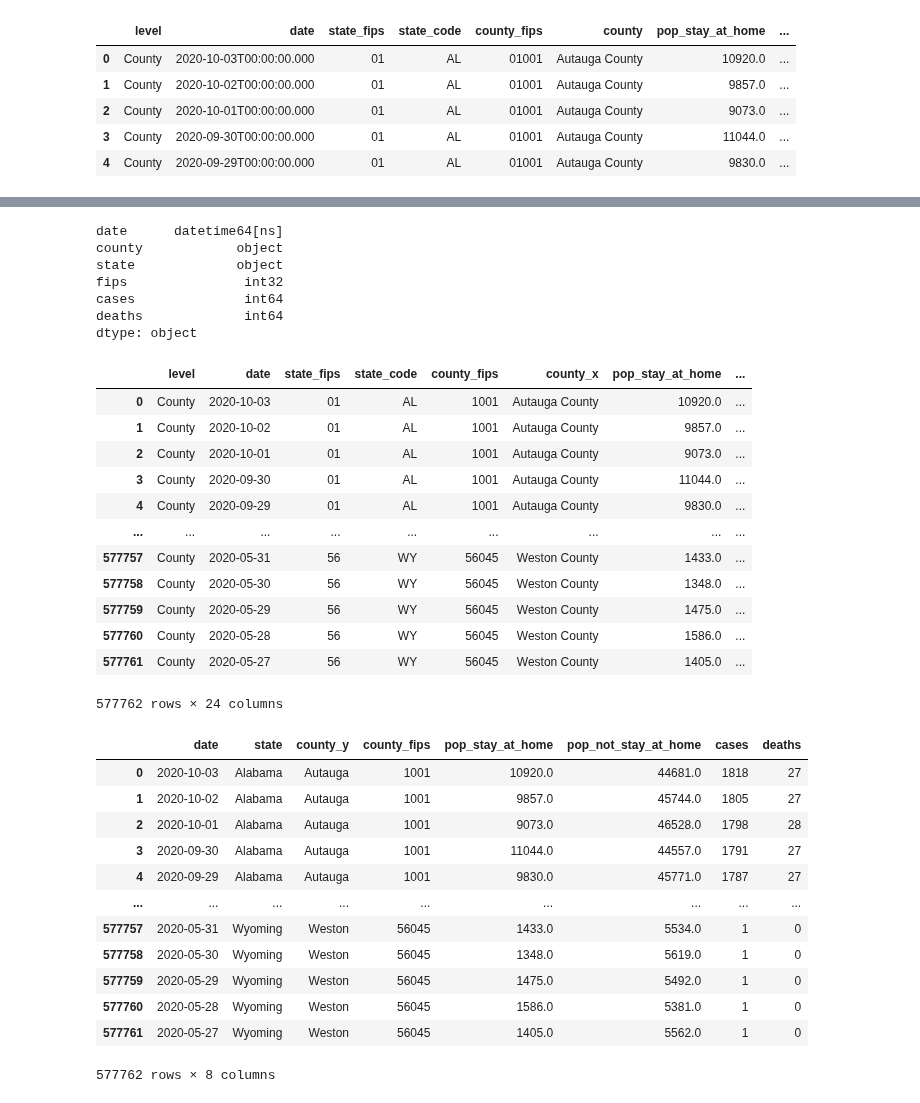
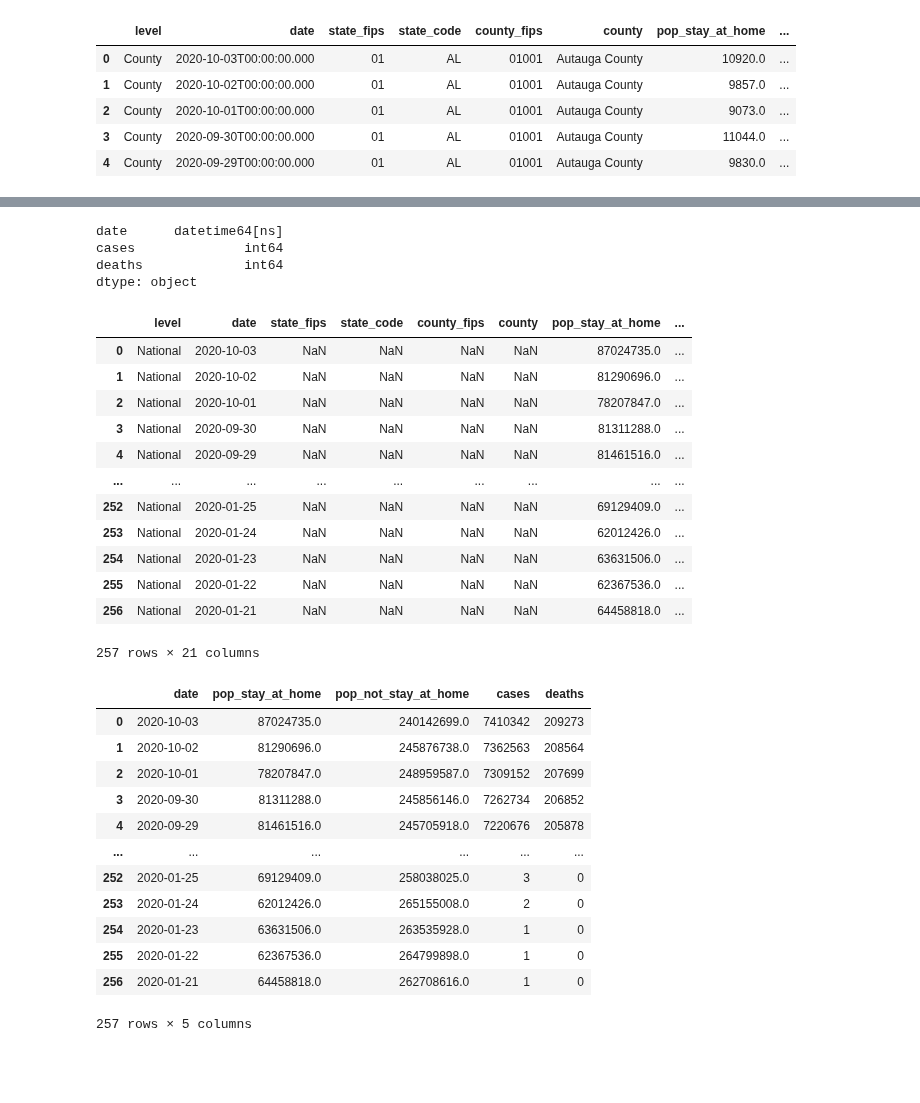
Before and after one commit to ushaakumaar/COVID19_Impacts_On_Business_And_Workforce_Trends, a Jupyter notebook: Mobility.ipynb, the cells around one changed output, grey strips where cells are left out. Saved outputs shown, nothing was run; the diff lists cells and outputs as text; code cells hidden in the pictures; blank space fills up the shorter version.

```diff
--- a/Mobility.ipynb
+++ b/Mobility.ipynb
@@ -75,8 +76,8 @@ mobility_df
 # %%
-# Set the county-level covid data file path
-covid_data_url = os.path.join("Resources", "us-counties.csv")
+# Set the national-level covid data file path
+covid_data_url = "https://raw.githubusercontent.com/nytimes/covid-19-data/master/us.csv"
 
-# Read the county-level covid data from csv file into DataFrame
+# Read the national-level covid data from csv file into DataFrame
 covid_df = pd.read_csv(covid_data_url)
-covid_df.head()
+covid_df
 # %% [output]
@@ -97,4 +104,0 @@ print(len(covid_df))
-# %%
-# Convert the fips from float to int
-covid_df["fips"] = covid_df["fips"].astype(int)
-covid_df
@@ -115,5 +105,5 @@ covid_df
 # %%
 # Convert "date" column to "datetime64" datatype
-mobility_df['date'] = pd.to_datetime(mobility_df['date'])
-mobility_df.dtypes
+mobility_national_df['date'] = pd.to_datetime(mobility_df['date'])
+mobility_national_df.dtypes
 # %% [output]
@@ -143,9 +137,6 @@ covid_df['date'] = pd.to_datetime(covid_df['date'])
 covid_df.dtypes
 # %% [output]
 date      datetime64[ns]
-county            object
-state             object
-fips               int32
 cases              int64
 deaths             int64
 dtype: object
@@ -155,46 +143,43 @@ mobility_dt_df["county_fips"] = mobility_dt_df["county_fips"].astype(int)
 # %%
 # Merge the dataframes
-merged_df = pd.merge(mobility_dt_df, covid_df, left_on=["date","county_fips"], right_on=["date","fips"], how="inner")
+merged_df = pd.merge(mobility_national_df, covid_df, on=["date"], how="inner")
 merged_df
 # %% [output]
-|  | level | date | state_fips | state_code | county_fips | county_x | pop_stay_at_home | ... |
-| 0 | County | 2020-10-03 | 01 | AL | 1001 | Autauga County | 10920.0 | ... |
-| 1 | County | 2020-10-02 | 01 | AL | 1001 | Autauga County | 9857.0 | ... |
-| 2 | County | 2020-10-01 | 01 | AL | 1001 | Autauga County | 9073.0 | ... |
-| 3 | County | 2020-09-30 | 01 | AL | 1001 | Autauga County | 11044.0 | ... |
-| 4 | County | 2020-09-29 | 01 | AL | 1001 | Autauga County | 9830.0 | ... |
+|  | level | date | state_fips | state_code | county_fips | county | pop_stay_at_home | ... |
+| 0 | National | 2020-10-03 | NaN | NaN | NaN | NaN | 87024735.0 | ... |
+| 1 | National | 2020-10-02 | NaN | NaN | NaN | NaN | 81290696.0 | ... |
+| 2 | National | 2020-10-01 | NaN | NaN | NaN | NaN | 78207847.0 | ... |
+| 3 | National | 2020-09-30 | NaN | NaN | NaN | NaN | 81311288.0 | ... |
+| 4 | National | 2020-09-29 | NaN | NaN | NaN | NaN | 81461516.0 | ... |
 | ... | ... | ... | ... | ... | ... | ... | ... | ... |
-| 577757 | County | 2020-05-31 | 56 | WY | 56045 | Weston County | 1433.0 | ... |
-| 577758 | County | 2020-05-30 | 56 | WY | 56045 | Weston County | 1348.0 | ... |
-| 577759 | County | 2020-05-29 | 56 | WY | 56045 | Weston County | 1475.0 | ... |
-| 577760 | County | 2020-05-28 | 56 | WY | 56045 | Weston County | 1586.0 | ... |
-| 577761 | County | 2020-05-27 | 56 | WY | 56045 | Weston County | 1405.0 | ... |
+| 252 | National | 2020-01-25 | NaN | NaN | NaN | NaN | 69129409.0 | ... |
+| 253 | National | 2020-01-24 | NaN | NaN | NaN | NaN | 62012426.0 | ... |
+| 254 | National | 2020-01-23 | NaN | NaN | NaN | NaN | 63631506.0 | ... |
+| 255 | National | 2020-01-22 | NaN | NaN | NaN | NaN | 62367536.0 | ... |
+| 256 | National | 2020-01-21 | NaN | NaN | NaN | NaN | 64458818.0 | ... |
-577762 rows × 24 columns
+257 rows × 21 columns
 # %%
 # Include only the columns required
 merged_df = merged_df[["date",
-                       "state",
-                       "county_y",
-                       "county_fips",
                        "pop_stay_at_home",
                        "pop_not_stay_at_home",
                        "cases",
                        "deaths"]]
 merged_df
 # %% [output]
-|  | date | state | county_y | county_fips | pop_stay_at_home | pop_not_stay_at_home | cases | deaths |
-| 0 | 2020-10-03 | Alabama | Autauga | 1001 | 10920.0 | 44681.0 | 1818 | 27 |
-| 1 | 2020-10-02 | Alabama | Autauga | 1001 | 9857.0 | 45744.0 | 1805 | 27 |
-| 2 | 2020-10-01 | Alabama | Autauga | 1001 | 9073.0 | 46528.0 | 1798 | 28 |
-| 3 | 2020-09-30 | Alabama | Autauga | 1001 | 11044.0 | 44557.0 | 1791 | 27 |
-| 4 | 2020-09-29 | Alabama | Autauga | 1001 | 9830.0 | 45771.0 | 1787 | 27 |
-| ... | ... | ... | ... | ... | ... | ... | ... | ... |
-| 577757 | 2020-05-31 | Wyoming | Weston | 56045 | 1433.0 | 5534.0 | 1 | 0 |
-| 577758 | 2020-05-30 | Wyoming | Weston | 56045 | 1348.0 | 5619.0 | 1 | 0 |
-| 577759 | 2020-05-29 | Wyoming | Weston | 56045 | 1475.0 | 5492.0 | 1 | 0 |
-| 577760 | 2020-05-28 | Wyoming | Weston | 56045 | 1586.0 | 5381.0 | 1 | 0 |
-| 577761 | 2020-05-27 | Wyoming | Weston | 56045 | 1405.0 | 5562.0 | 1 | 0 |
+|  | date | pop_stay_at_home | pop_not_stay_at_home | cases | deaths |
+| 0 | 2020-10-03 | 87024735.0 | 240142699.0 | 7410342 | 209273 |
+| 1 | 2020-10-02 | 81290696.0 | 245876738.0 | 7362563 | 208564 |
+| 2 | 2020-10-01 | 78207847.0 | 248959587.0 | 7309152 | 207699 |
+| 3 | 2020-09-30 | 81311288.0 | 245856146.0 | 7262734 | 206852 |
+| 4 | 2020-09-29 | 81461516.0 | 245705918.0 | 7220676 | 205878 |
+| ... | ... | ... | ... | ... | ... |
+| 252 | 2020-01-25 | 69129409.0 | 258038025.0 | 3 | 0 |
+| 253 | 2020-01-24 | 62012426.0 | 265155008.0 | 2 | 0 |
+| 254 | 2020-01-23 | 63631506.0 | 263535928.0 | 1 | 0 |
+| 255 | 2020-01-22 | 62367536.0 | 264799898.0 | 1 | 0 |
+| 256 | 2020-01-21 | 64458818.0 | 262708616.0 | 1 | 0 |
-577762 rows × 8 columns
+257 rows × 5 columns
 # %%
 # Remove NaNs from the Dataset
 print(len(merged_df))
```
Also changed, not shown: parts of 14 cells of this notebook.
